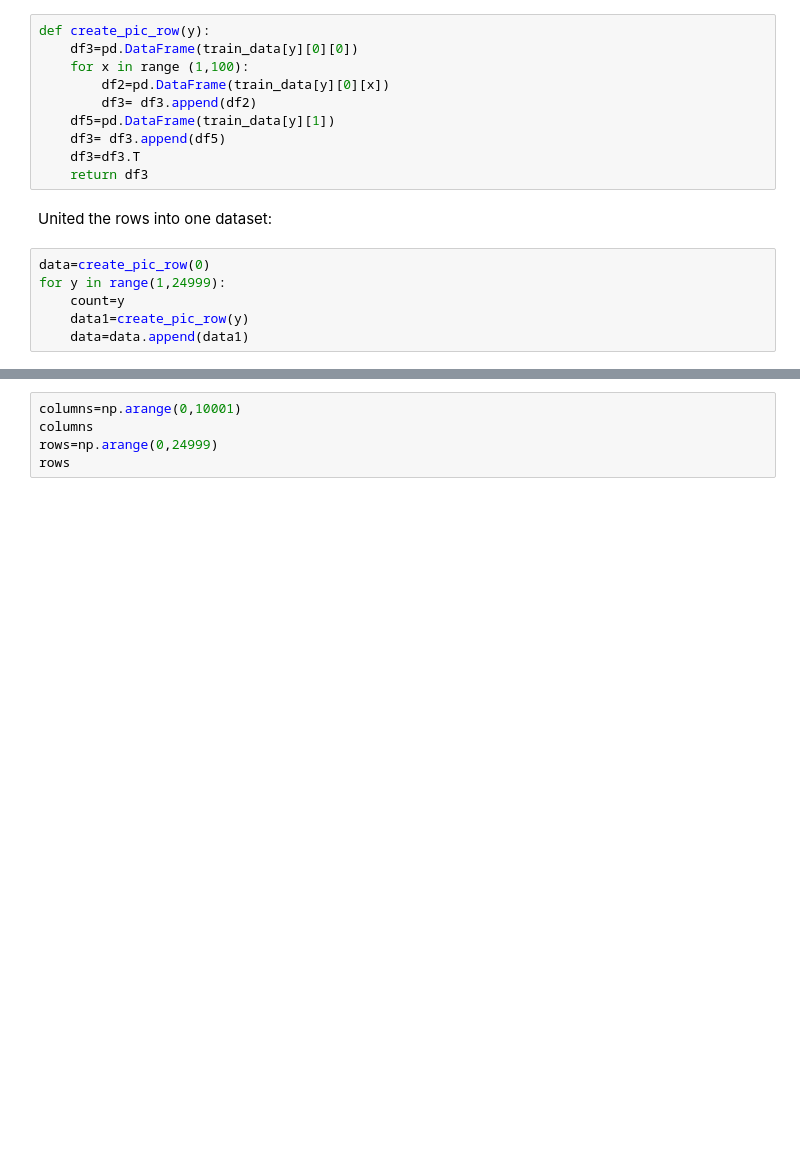
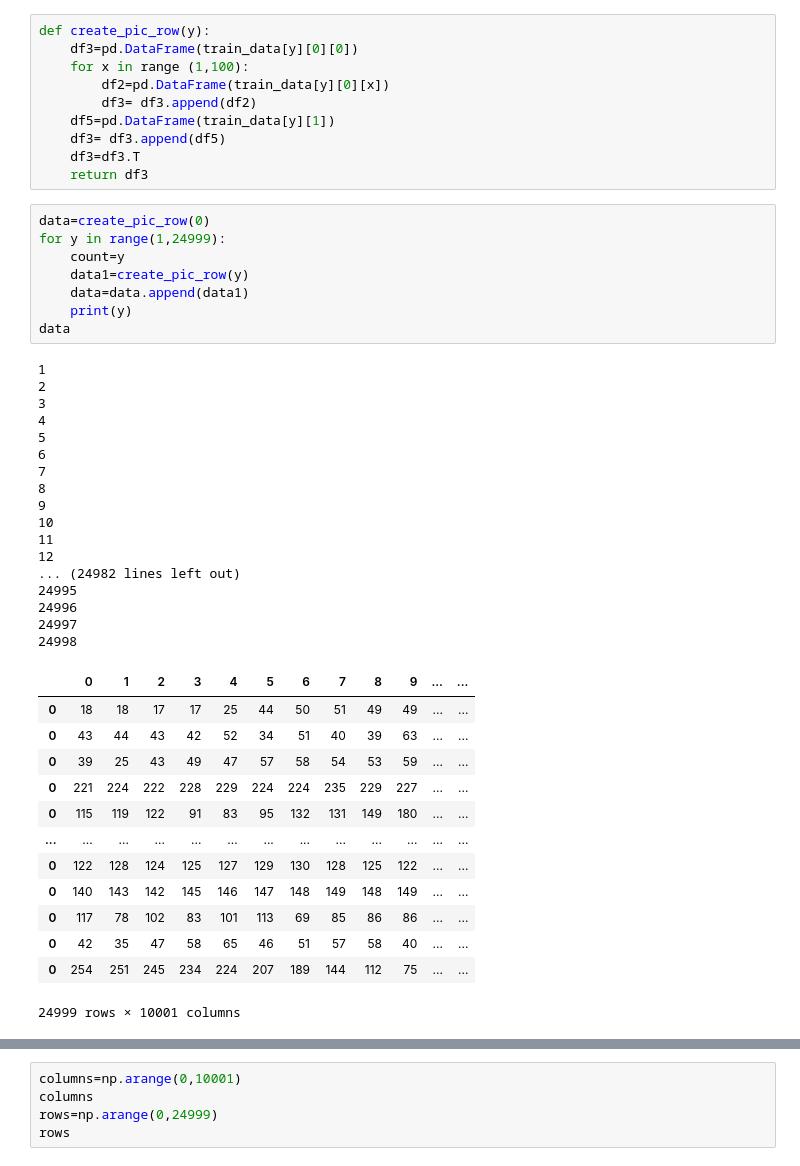
Before and after one commit to talaymeiz/data_science_final_project_2, a Jupyter notebook: dogs vs cats.ipynb, the cells around one changed output, grey strips where cells are left out. Drawn from its saved outputs; the diff is of its cells as text; blank space fills up the shorter version.

```diff
--- a/dogs vs cats.ipynb
+++ b/dogs vs cats.ipynb
@@ -79,11 +90,42 @@ def create_pic_row(y):
     df3= df3.append(df5)
     df3=df3.T
     return df3
-# %% [markdown]
-United the rows into one dataset:
 # %%
 data=create_pic_row(0)
 for y in range(1,24999):
     count=y
     data1=create_pic_row(y)
     data=data.append(data1)
+    print(y)
+data
+# %% [output]
+1
+2
+3
+4
+5
+6
+7
+8
+9
+10
+11
+12
+... (24982 lines left out)
+24995
+24996
+24997
+24998
+|  | 0 | 1 | 2 | 3 | 4 | 5 | 6 | 7 | 8 | 9 | ... | ... |
+| 0 | 18 | 18 | 17 | 17 | 25 | 44 | 50 | 51 | 49 | 49 | ... | ... |
+| 0 | 43 | 44 | 43 | 42 | 52 | 34 | 51 | 40 | 39 | 63 | ... | ... |
+| 0 | 39 | 25 | 43 | 49 | 47 | 57 | 58 | 54 | 53 | 59 | ... | ... |
+| 0 | 221 | 224 | 222 | 228 | 229 | 224 | 224 | 235 | 229 | 227 | ... | ... |
+| 0 | 115 | 119 | 122 | 91 | 83 | 95 | 132 | 131 | 149 | 180 | ... | ... |
+| ... | ... | ... | ... | ... | ... | ... | ... | ... | ... | ... | ... | ... |
+| 0 | 122 | 128 | 124 | 125 | 127 | 129 | 130 | 128 | 125 | 122 | ... | ... |
+| 0 | 140 | 143 | 142 | 145 | 146 | 147 | 148 | 149 | 148 | 149 | ... | ... |
+| 0 | 117 | 78 | 102 | 83 | 101 | 113 | 69 | 85 | 86 | 86 | ... | ... |
+| 0 | 42 | 35 | 47 | 58 | 65 | 46 | 51 | 57 | 58 | 40 | ... | ... |
+| 0 | 254 | 251 | 245 | 234 | 224 | 207 | 189 | 144 | 112 | 75 | ... | ... |
+24999 rows × 10001 columns
```
Also changed, not shown: parts of 74 cells of this notebook.
